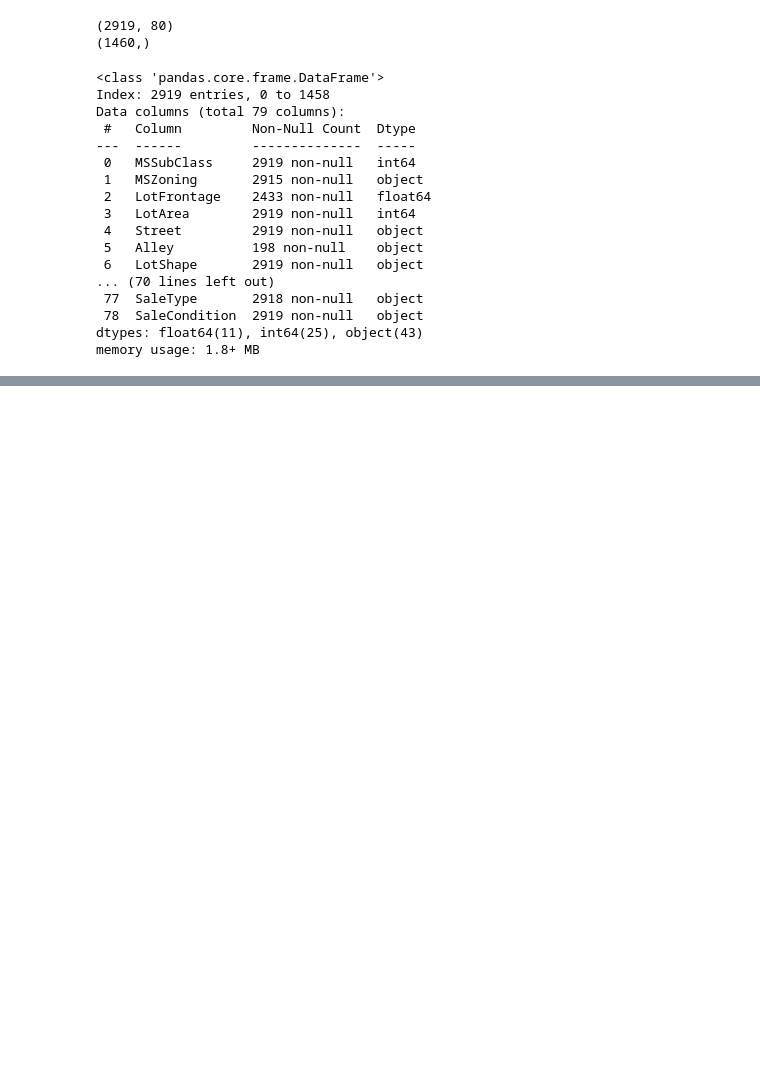
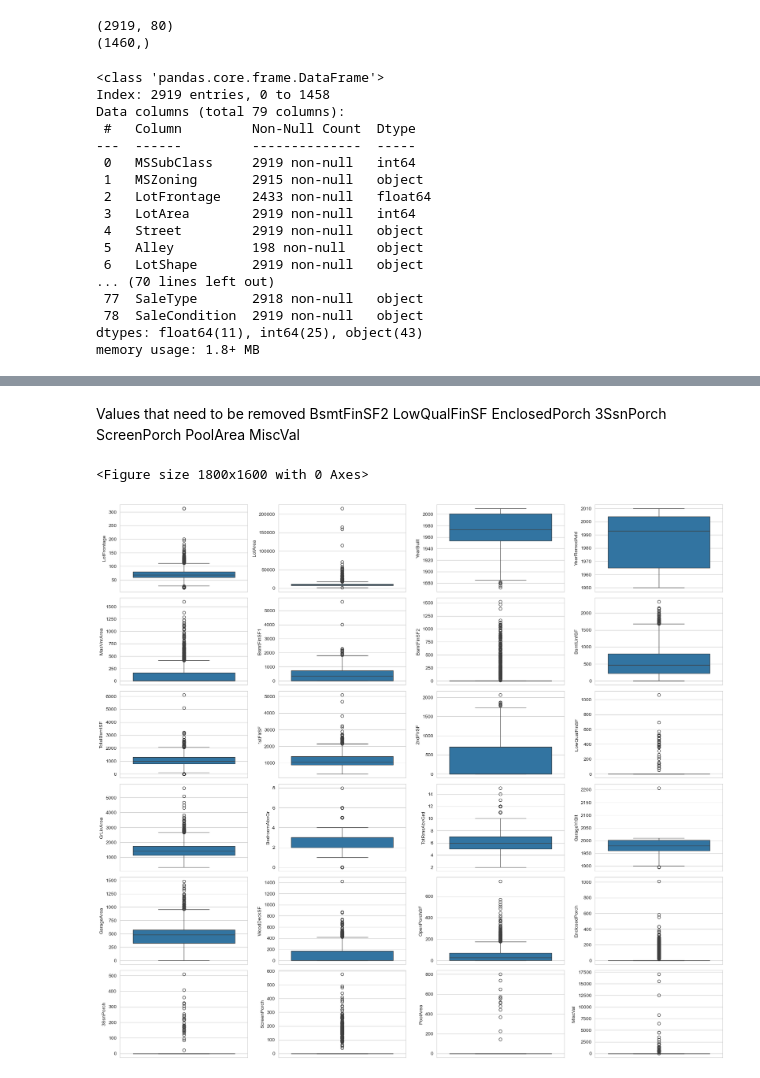
Before and after one commit to manishbhatia7/Kaggle, a Jupyter notebook: Competition Datasets/House Prices - Advanced Regression Techniques/notebook.ipynb, the cells around one changed output, grey strips where cells are left out. Drawn from its saved outputs; the diff is of its cells as text; code cells hidden in the pictures; blank space fills up the shorter version.

```diff
--- a/Competition Datasets/House Prices - Advanced Regression Techniques/notebook.ipynb
+++ b/Competition Datasets/House Prices - Advanced Regression Techniques/notebook.ipynb
@@ -67,0 +176,19 @@ memory usage: 1.8+ MB
+# %% [markdown]
+Values that need to be removed
+BsmtFinSF2
+LowQualFinSF
+EnclosedPorch
+3SsnPorch
+ScreenPorch
+PoolArea
+MiscVal
+# %%
+fig=plt.figure(figsize = (18,16))
+for index,col in enumerate(cont_num_var):
+    plt.subplot(6,4,index+1)
+    sns.boxplot(numeric_.loc[:,col].dropna())
+plt.tight_layout(pad=1.0)
+plt.show()
+# %% [output]
+<Figure size 1800x1600 with 0 Axes>
+[figure, added]
```
Also changed, not shown: parts of 10 cells of this notebook.
